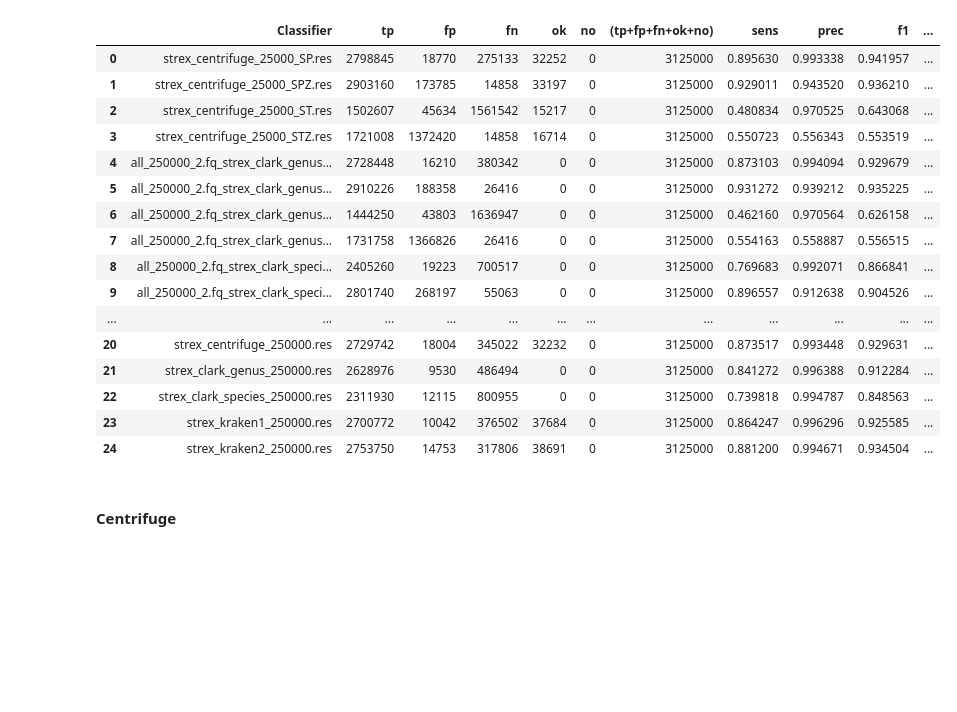
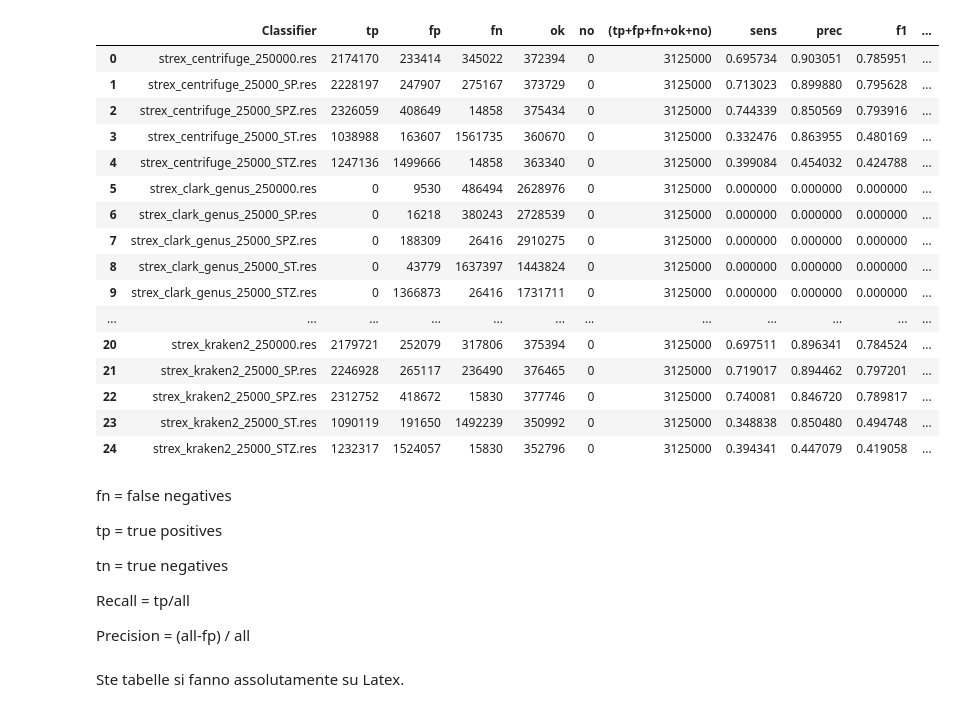
Before and after one commit to leonardoagg/Bioinformatics-Project, a Jupyter notebook: Analysis/ResultsEvaluationAnalysis.ipynb, the cells around one changed output. Saved outputs shown, nothing was run; the diff lists cells and outputs as text; code cells hidden in the pictures; blank space fills up the shorter version.

```diff
--- a/Analysis/ResultsEvaluationAnalysis.ipynb
+++ b/Analysis/ResultsEvaluationAnalysis.ipynb
@@ -3,25 +3,35 @@ import pandas as pd
 import matplotlib.pyplot as plt
 import numpy as np
 # %%
-df = pd.read_csv('../Script/results_evaluation_genus.csv', sep='\t')
+df = pd.read_csv('../Script/results_evaluation_species.csv', sep='\t')
 df
 # %% [output]
 |  | Classifier | tp | fp | fn | ok | no | (tp+fp+fn+ok+no) | sens | prec | f1 | ... |
-| 0 | strex_centrifuge_25000_SP.res | 2798845 | 18770 | 275133 | 32252 | 0 | 3125000 | 0.895630 | 0.993338 | 0.941957 | ... |
-| 1 | strex_centrifuge_25000_SPZ.res | 2903160 | 173785 | 14858 | 33197 | 0 | 3125000 | 0.929011 | 0.943520 | 0.936210 | ... |
-| 2 | strex_centrifuge_25000_ST.res | 1502607 | 45634 | 1561542 | 15217 | 0 | 3125000 | 0.480834 | 0.970525 | 0.643068 | ... |
-| 3 | strex_centrifuge_25000_STZ.res | 1721008 | 1372420 | 14858 | 16714 | 0 | 3125000 | 0.550723 | 0.556343 | 0.553519 | ... |
-| 4 | all_250000_2.fq_strex_clark_genus... | 2728448 | 16210 | 380342 | 0 | 0 | 3125000 | 0.873103 | 0.994094 | 0.929679 | ... |
-| 5 | all_250000_2.fq_strex_clark_genus... | 2910226 | 188358 | 26416 | 0 | 0 | 3125000 | 0.931272 | 0.939212 | 0.935225 | ... |
-| 6 | all_250000_2.fq_strex_clark_genus... | 1444250 | 43803 | 1636947 | 0 | 0 | 3125000 | 0.462160 | 0.970564 | 0.626158 | ... |
-| 7 | all_250000_2.fq_strex_clark_genus... | 1731758 | 1366826 | 26416 | 0 | 0 | 3125000 | 0.554163 | 0.558887 | 0.556515 | ... |
-| 8 | all_250000_2.fq_strex_clark_speci... | 2405260 | 19223 | 700517 | 0 | 0 | 3125000 | 0.769683 | 0.992071 | 0.866841 | ... |
-| 9 | all_250000_2.fq_strex_clark_speci... | 2801740 | 268197 | 55063 | 0 | 0 | 3125000 | 0.896557 | 0.912638 | 0.904526 | ... |
+| 0 | strex_centrifuge_250000.res | 2174170 | 233414 | 345022 | 372394 | 0 | 3125000 | 0.695734 | 0.903051 | 0.785951 | ... |
+| 1 | strex_centrifuge_25000_SP.res | 2228197 | 247907 | 275167 | 373729 | 0 | 3125000 | 0.713023 | 0.899880 | 0.795628 | ... |
+| 2 | strex_centrifuge_25000_SPZ.res | 2326059 | 408649 | 14858 | 375434 | 0 | 3125000 | 0.744339 | 0.850569 | 0.793916 | ... |
+| 3 | strex_centrifuge_25000_ST.res | 1038988 | 163607 | 1561735 | 360670 | 0 | 3125000 | 0.332476 | 0.863955 | 0.480169 | ... |
+| 4 | strex_centrifuge_25000_STZ.res | 1247136 | 1499666 | 14858 | 363340 | 0 | 3125000 | 0.399084 | 0.454032 | 0.424788 | ... |
+| 5 | strex_clark_genus_250000.res | 0 | 9530 | 486494 | 2628976 | 0 | 3125000 | 0.000000 | 0.000000 | 0.000000 | ... |
+| 6 | strex_clark_genus_25000_SP.res | 0 | 16218 | 380243 | 2728539 | 0 | 3125000 | 0.000000 | 0.000000 | 0.000000 | ... |
+| 7 | strex_clark_genus_25000_SPZ.res | 0 | 188309 | 26416 | 2910275 | 0 | 3125000 | 0.000000 | 0.000000 | 0.000000 | ... |
+| 8 | strex_clark_genus_25000_ST.res | 0 | 43779 | 1637397 | 1443824 | 0 | 3125000 | 0.000000 | 0.000000 | 0.000000 | ... |
+| 9 | strex_clark_genus_25000_STZ.res | 0 | 1366873 | 26416 | 1731711 | 0 | 3125000 | 0.000000 | 0.000000 | 0.000000 | ... |
 | ... | ... | ... | ... | ... | ... | ... | ... | ... | ... | ... | ... |
-| 20 | strex_centrifuge_250000.res | 2729742 | 18004 | 345022 | 32232 | 0 | 3125000 | 0.873517 | 0.993448 | 0.929631 | ... |
-| 21 | strex_clark_genus_250000.res | 2628976 | 9530 | 486494 | 0 | 0 | 3125000 | 0.841272 | 0.996388 | 0.912284 | ... |
-| 22 | strex_clark_species_250000.res | 2311930 | 12115 | 800955 | 0 | 0 | 3125000 | 0.739818 | 0.994787 | 0.848563 | ... |
-| 23 | strex_kraken1_250000.res | 2700772 | 10042 | 376502 | 37684 | 0 | 3125000 | 0.864247 | 0.996296 | 0.925585 | ... |
-| 24 | strex_kraken2_250000.res | 2753750 | 14753 | 317806 | 38691 | 0 | 3125000 | 0.881200 | 0.994671 | 0.934504 | ... |
+| 20 | strex_kraken2_250000.res | 2179721 | 252079 | 317806 | 375394 | 0 | 3125000 | 0.697511 | 0.896341 | 0.784524 | ... |
+| 21 | strex_kraken2_25000_SP.res | 2246928 | 265117 | 236490 | 376465 | 0 | 3125000 | 0.719017 | 0.894462 | 0.797201 | ... |
+| 22 | strex_kraken2_25000_SPZ.res | 2312752 | 418672 | 15830 | 377746 | 0 | 3125000 | 0.740081 | 0.846720 | 0.789817 | ... |
+| 23 | strex_kraken2_25000_ST.res | 1090119 | 191650 | 1492239 | 350992 | 0 | 3125000 | 0.348838 | 0.850480 | 0.494748 | ... |
+| 24 | strex_kraken2_25000_STZ.res | 1232317 | 1524057 | 15830 | 352796 | 0 | 3125000 | 0.394341 | 0.447079 | 0.419058 | ... |
-# %% [markdown]
-#### Centrifuge
+# %% [markdown]
+fn = false negatives
+
+tp = true positives
+
+tn = true negatives
+
+Recall  = tp/all
+
+Precision = (all-fp) / all
+# %% [markdown]
+Ste tabelle si fanno assolutamente su Latex.
```
Also changed, not shown: parts of 4 cells of this notebook, 1 other file.
